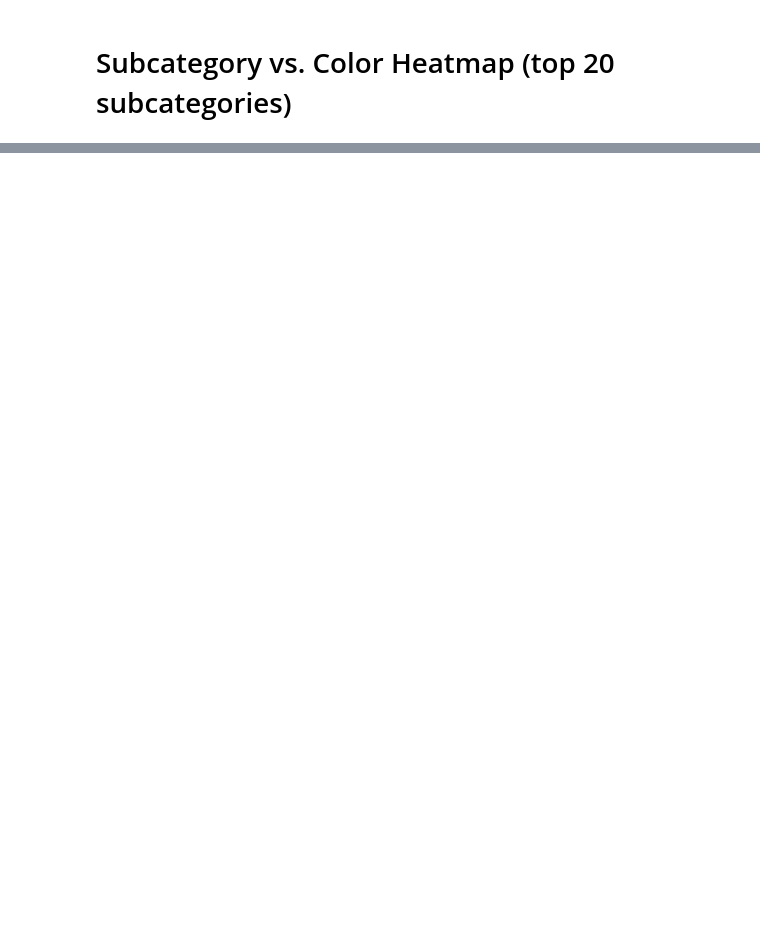
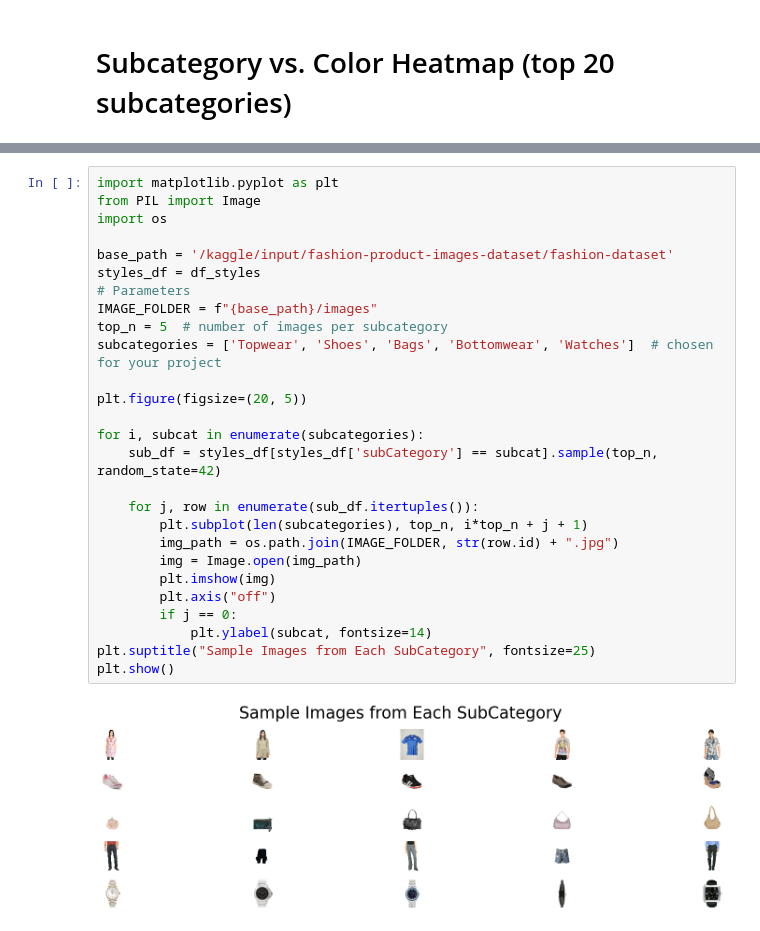
Before and after one commit to faseeh1279/cnn-product-recommendation-system, a Jupyter notebook: cnn-product-recommendation-system.ipynb, the cells around one changed output, grey strips where cells are left out. Drawn from its saved outputs; the diff is of its cells as text; blank space fills up the shorter version.

```diff
--- a/cnn-product-recommendation-system.ipynb
+++ b/cnn-product-recommendation-system.ipynb
@@ -476,0 +542,29 @@ plt.show()
+# %%
+import matplotlib.pyplot as plt
+from PIL import Image
+import os
+
+base_path = '/kaggle/input/fashion-product-images-dataset/fashion-dataset'
+styles_df = df_styles
+# Parameters
+IMAGE_FOLDER = f"{base_path}/images"
+top_n = 5  # number of images per subcategory
+subcategories = ['Topwear', 'Shoes', 'Bags', 'Bottomwear', 'Watches']  # chosen for your project
+
+plt.figure(figsize=(20, 5))
+
+for i, subcat in enumerate(subcategories):
+    sub_df = styles_df[styles_df['subCategory'] == subcat].sample(top_n, random_state=42)
+
+    for j, row in enumerate(sub_df.itertuples()):
+        plt.subplot(len(subcategories), top_n, i*top_n + j + 1)
+        img_path = os.path.join(IMAGE_FOLDER, str(row.id) + ".jpg")
+        img = Image.open(img_path)
+        plt.imshow(img)
+        plt.axis("off")
+        if j == 0:
+            plt.ylabel(subcat, fontsize=14)
+plt.suptitle("Sample Images from Each SubCategory", fontsize=25)
+plt.show()
+# %% [output]
+[figure, added]
```
Also changed, not shown: parts of 41 cells of this notebook.
